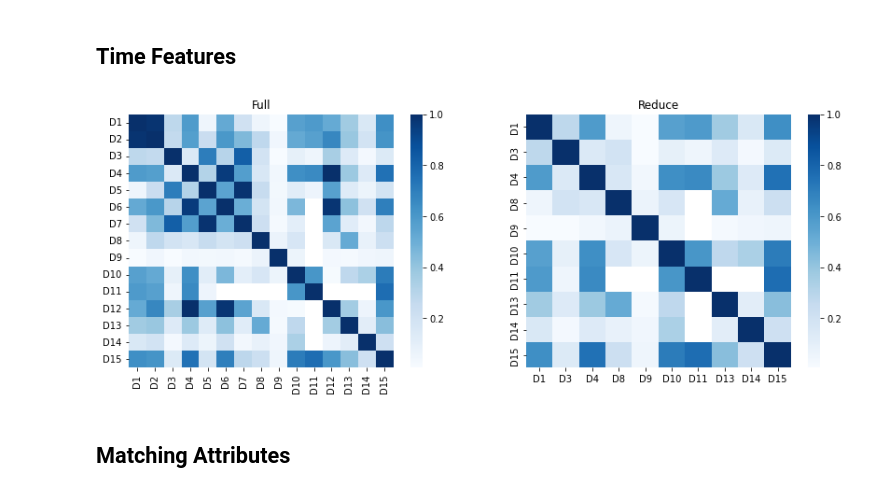
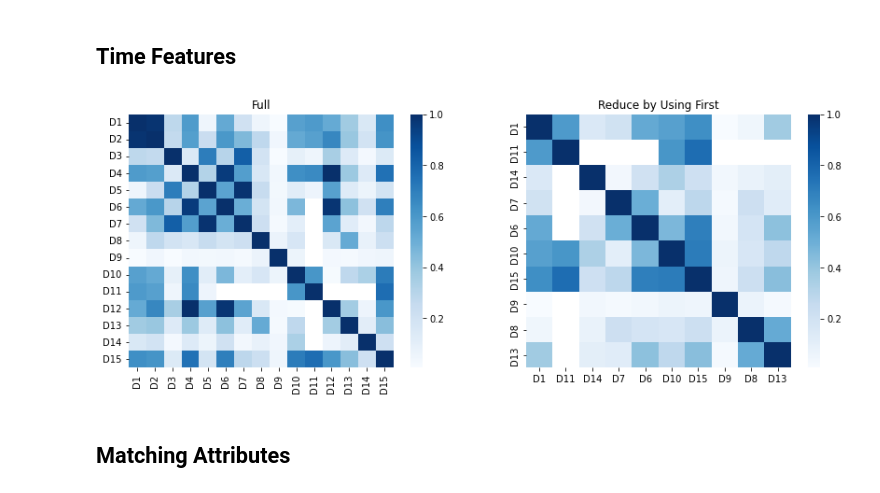
Before and after one commit to taimoon/click-through-rate-prediction, a Jupyter notebook: EDA.ipynb, the cells around one changed output. Drawn from its saved outputs; the diff is of its cells as text; code cells hidden in the pictures.

```diff
--- a/EDA.ipynb
+++ b/EDA.ipynb
@@ -394,23 +426,9 @@ sns.heatmap(reduced_cor, ax=axs[1], cmap='Blues')
 # %% [markdown]
 ## Time Features
-# %%
-c_cor =  transaction_df[vesta_col_grp['timedelta']].corr()
-time_subsets = naive_reduce(c_cor, 0.8)
-
-prv_sz = len(vesta_col_grp['timedelta'])
-cur_sz = len(flatten_list(time_subsets))
-assert(prv_sz == cur_sz)
-
-time_subsets = [[int(t[1:]) for t in subset] for subset in time_subsets]
-time_subsets = sorted(sorted(ts) for ts in time_subsets)
-time_subsets = [[f'D{d}' for d in ts] for ts in time_subsets]
-
-_, axs = plt.subplots(1,2, figsize=(14,5))
-sns.heatmap(c_cor, ax = axs[0], cmap='Blues'); axs[0].set_title('Full')
-reduced_cor = transaction_df[sel_first(time_subsets)].corr()
-sns.heatmap(reduced_cor, ax=axs[1], cmap='Blues'); axs[1].set_title('Reduce');
-# %% [output]
-[figure, removed]
+# %%
+time_subsets = visualize_reduce_features(transaction_df, vesta_col_grp['timedelta'])
+# %% [output]
+[figure, added]
 # %% [markdown]
 ## Matching Attributes
 # %%
```
Also changed, not shown: parts of 44 cells of this notebook, 4 other files.
